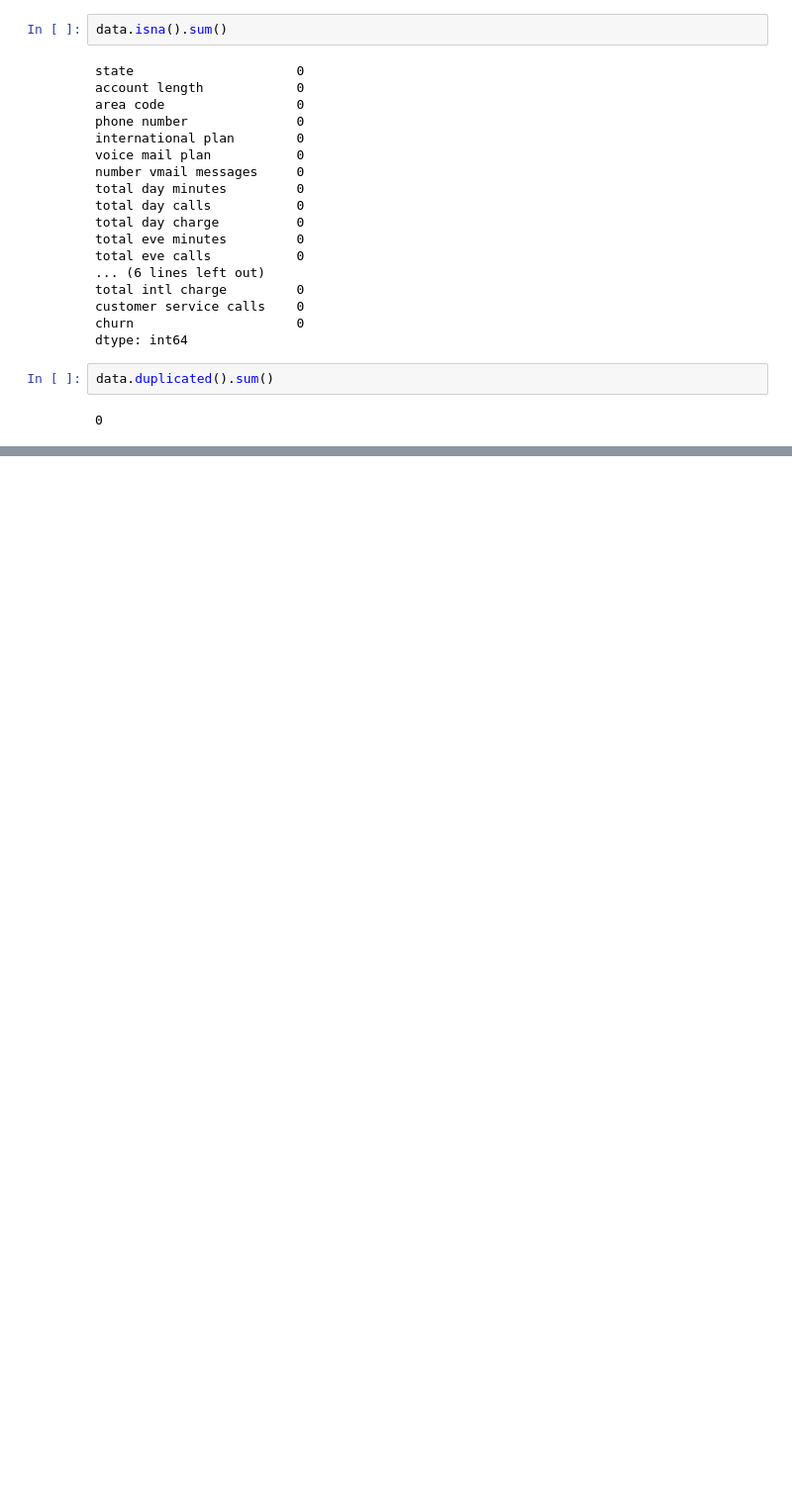
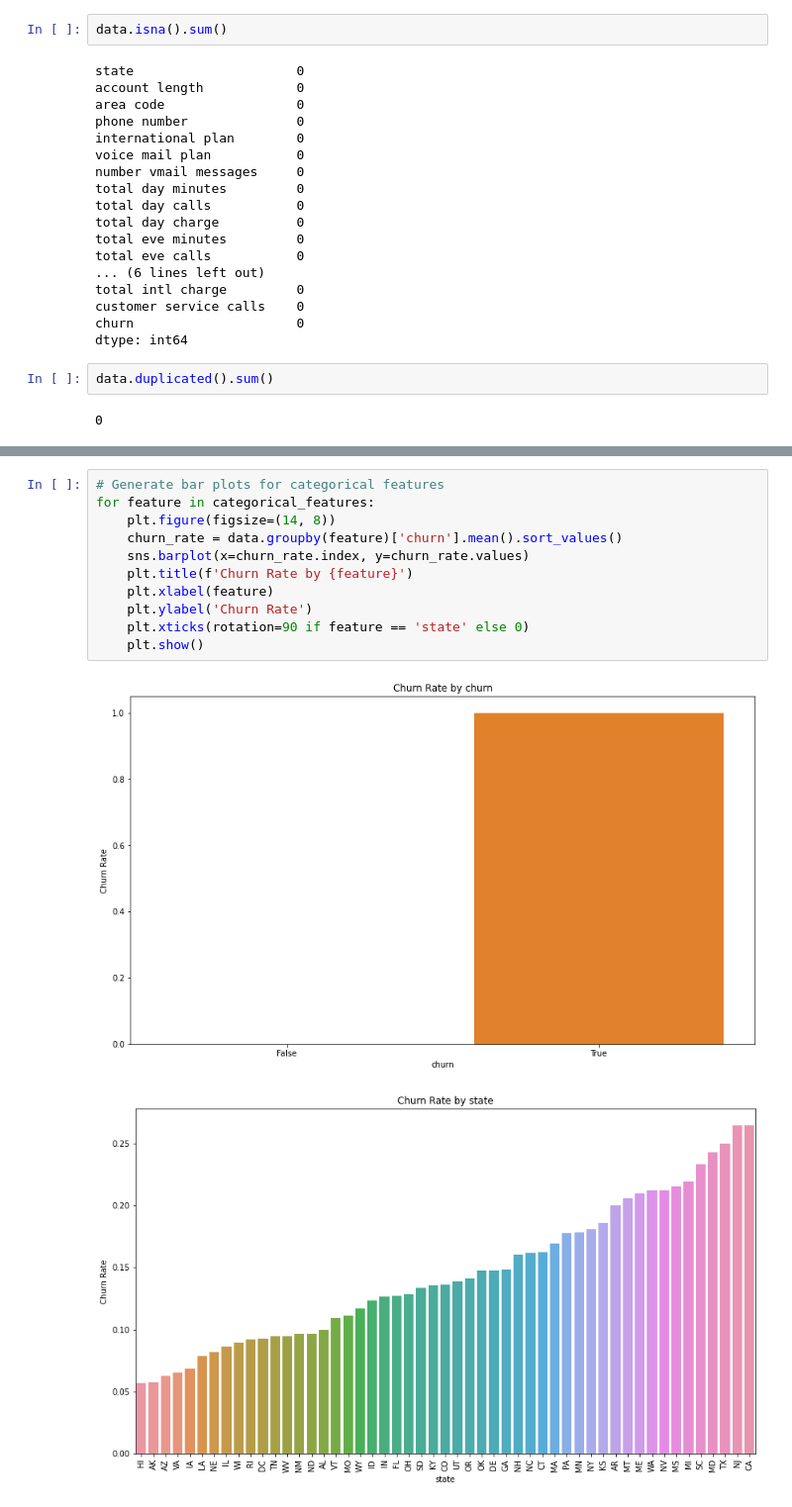
Before and after one commit to kaluma-67/SyriaTel_Customer_Churn_Rate_Analysis, a Jupyter notebook: Notebook.ipynb, the cells around one changed output, grey strips where cells are left out. Shown at 99% size. Saved outputs shown, nothing was run; the diff lists cells and outputs as text; blank space fills up the shorter version.

```diff
--- a/Notebook.ipynb
+++ b/Notebook.ipynb
@@ -53,0 +187,14 @@ data.describe()
+# %%
+# Generate bar plots for categorical features
+for feature in categorical_features:
+    plt.figure(figsize=(14, 8))
+    churn_rate = data.groupby(feature)['churn'].mean().sort_values()
+    sns.barplot(x=churn_rate.index, y=churn_rate.values)
+    plt.title(f'Churn Rate by {feature}')
+    plt.xlabel(feature)
+    plt.ylabel('Churn Rate')
+    plt.xticks(rotation=90 if feature == 'state' else 0)
+    plt.show()
+# %% [output]
+[figure, added]
+[figure, added]
```
Also changed, not shown: parts of 14 cells of this notebook.
